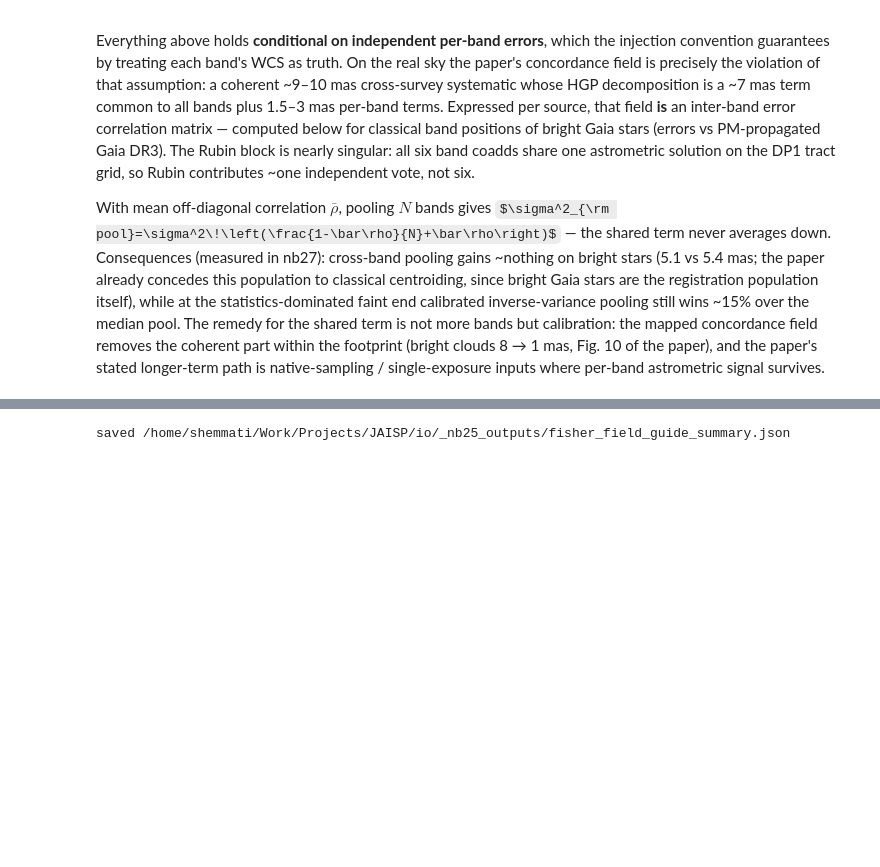
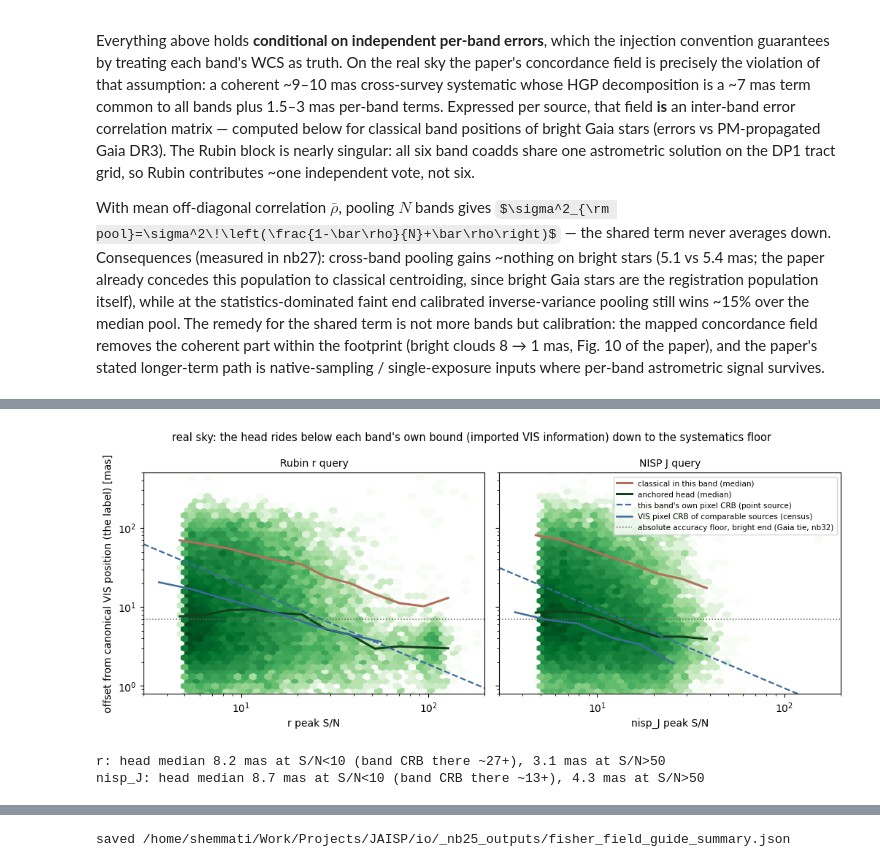
Before and after one commit to xoubish/JAISP, a Jupyter notebook: io/25_fisher_information_astrometry.ipynb, the cells around one changed output, grey strips where cells are left out. Saved outputs shown, nothing was run; the diff lists cells and outputs as text; code cells hidden in the pictures; some formulas as TeX source; blank space fills up the shorter version.

```diff
--- a/io/25_fisher_information_astrometry.ipynb
+++ b/io/25_fisher_information_astrometry.ipynb
@@ -753,0 +883,60 @@ that rung 3 re-expresses; `_nb25_outputs/` holds this notebook's figures and sum
+# %%
+# CRB(S/N) curves over the real-sky per-band archive (nb31/nb18 data)
+ARCH_A = REPO/'models/checkpoints/latent_position_v11_anchored/anchors_centernet_v11anchored_dedup.npz'
+da2 = np.load(ARCH_A, allow_pickle=True)
+KR = np.sqrt(2*np.log(2))                       # per-axis sigma -> median radial
+CRB10_BAND = {'r': np.median(1/np.sqrt(F_pix['rubin_r'])),
+              'nisp_J': np.median(1/np.sqrt(F_pix['euclid_J']))}   # per-axis mas at peak S/N 10
+GAIA_FLOOR = 7.0                                # nb32: anchored vs Gaia, bright stars (mas)
+
+def _runmed(x, y, bins, minn=30):
+    idx = np.digitize(x, bins)
+    xc = np.array([(bins[i-1]*bins[i])**0.5 for i in range(1, len(bins))])
+    ym = np.array([np.nanmedian(y[idx == i]) if (idx == i).sum() > minn else np.nan
+                   for i in range(1, len(bins))])
+    return xc, ym
+
+fig, axes = plt.subplots(1, 2, figsize=(10.4, 4.3), sharey=True)
+for ax, b, ttl in zip(axes, ['r', 'nisp_J'], ['Rubin r query', 'NISP J query']):
+    res = np.linalg.norm(np.asarray(da2[f'{b}_head_resid'], float), axis=1)*1000.
+    raw = np.linalg.norm(np.asarray(da2[f'{b}_raw'], float), axis=1)*1000.
+    snr = np.asarray(da2[f'{b}_snr'], float)
+    ok = np.isfinite(res) & np.isfinite(raw) & np.isfinite(snr) & (snr > 3) & (res > 0.05) & (raw > 0.05)
+    res, raw, snr = res[ok], raw[ok], snr[ok]
+    ax.hexbin(snr, res, xscale='log', yscale='log', gridsize=45, cmap='Greens',
+              mincnt=1, bins='log', extent=(np.log10(3), np.log10(200), np.log10(0.5), np.log10(500)))
+    bins = np.logspace(np.log10(3), np.log10(200), 15)
+    ax.plot(*_runmed(snr, raw, bins), color='#b0705c', lw=2.2, label='classical in this band (median)')
+    ax.plot(*_runmed(snr, res, bins), color='#14401f', lw=2.2, label='anchored head (median)')
+    ss = np.logspace(np.log10(3), np.log10(200), 60)
+    ax.plot(ss, CRB10_BAND[b]*KR*(10/ss), color='#3d6b9e', lw=1.6, ls='--',
+            label="this band's own pixel CRB (point source)")
+    # VIS CRB of comparable sources: census maps band S/N -> those sources' VIS Fisher
+    cb = {'r': 'rubin_r', 'nisp_J': 'euclid_J'}[b]
+    cbi, cvi = bands26.index(cb), bands26.index('euclid_VIS')
+    okc = (Fm[:, cbi] > 0) & (Fm[:, cvi] > 0)
+    snr_c = 10*CRB10_BAND[b]*np.sqrt(Fm[okc, cbi])          # band peak S/N implied by census amp
+    sigv_c = 1/np.sqrt(Fm[okc, cvi])*KR                      # that source's VIS CRB, median radial
+    ax.plot(*_runmed(snr_c, sigv_c, np.logspace(np.log10(3), np.log10(100), 10)),
+            color='#3d6b9e', lw=1.8, label='VIS pixel CRB of comparable sources (census)')
+    ax.axhline(GAIA_FLOOR, color='0.4', lw=1.1, ls=':',
+               label='absolute accuracy floor, bright end (Gaia tie, nb32)')
+    ax.set_xlabel(f'{b} peak S/N'); ax.set_title(ttl, fontsize=10)
+    ax.set_xlim(3, 200); ax.set_ylim(0.8, 500)
+axes[0].set_ylabel('offset from canonical VIS position (the label) [mas]')
+axes[1].legend(fontsize=7.5, loc='upper right')
+fig.suptitle("real sky: the head rides below each band's own bound (imported VIS information) "
+             'down to the systematics floor', fontsize=10.5)
+plt.tight_layout(); plt.savefig(OUT/'fisher_crb_vs_snr_realsky.png', dpi=150); plt.show()
+
+for b in ['r', 'nisp_J']:
+    res = np.linalg.norm(np.asarray(da2[f'{b}_head_resid'], float), axis=1)*1000.
+    snr = np.asarray(da2[f'{b}_snr'], float)
+    f = np.isfinite(res) & np.isfinite(snr)
+    lo = f & (snr < 10); hi = f & (snr > 50)
+    print(f'{b}: head median {np.median(res[lo]):.1f} mas at S/N<10 '
+          f'(band CRB there ~{CRB10_BAND[b]*KR*10/7:.0f}+), {np.median(res[hi]):.1f} mas at S/N>50')
+# %% [output]
+[figure, added]
+r: head median 8.2 mas at S/N<10 (band CRB there ~27+), 3.1 mas at S/N>50
+nisp_J: head median 8.7 mas at S/N<10 (band CRB there ~13+), 4.3 mas at S/N>50
```
Also changed, not shown: parts of 16 cells of this notebook, 39 other files.
